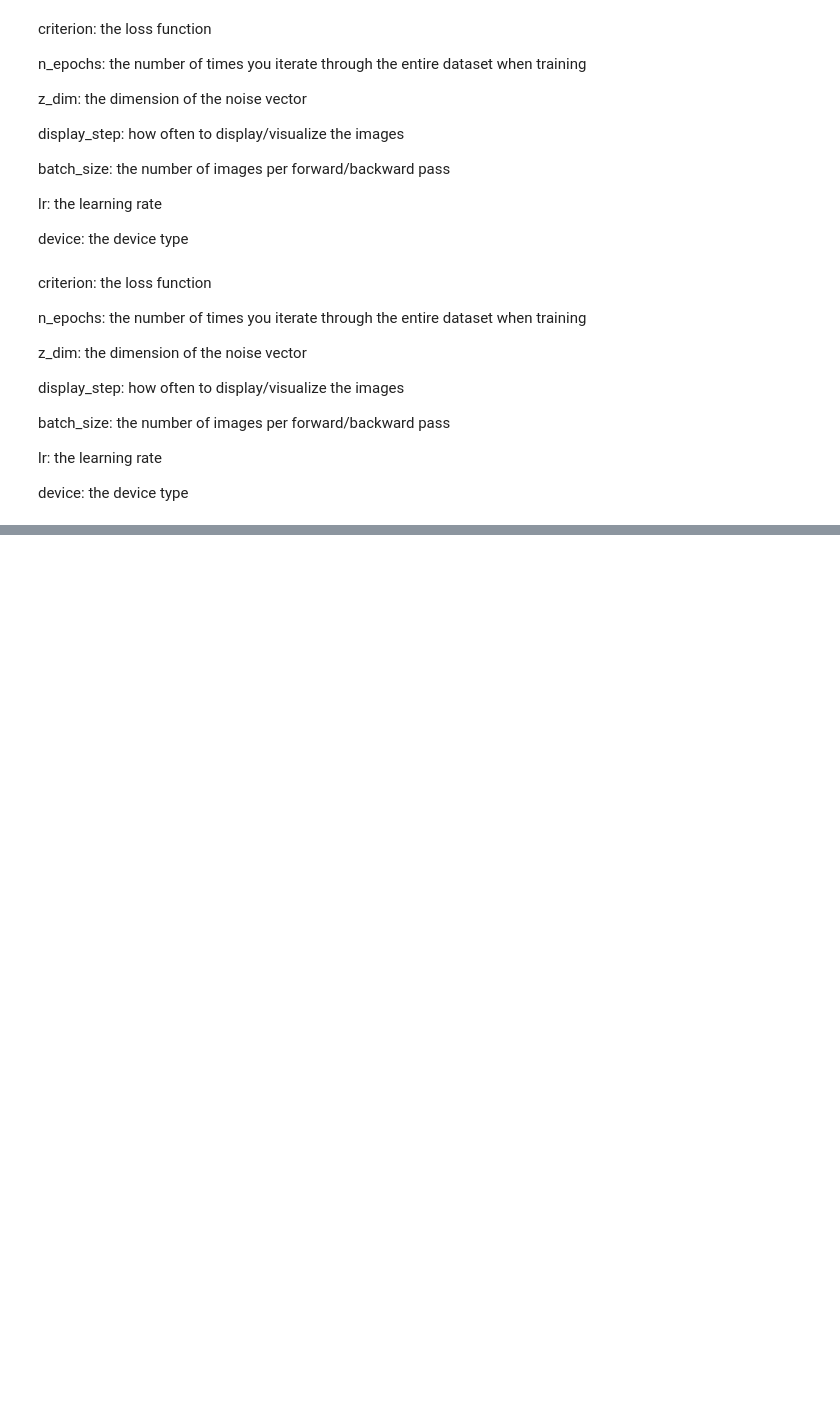
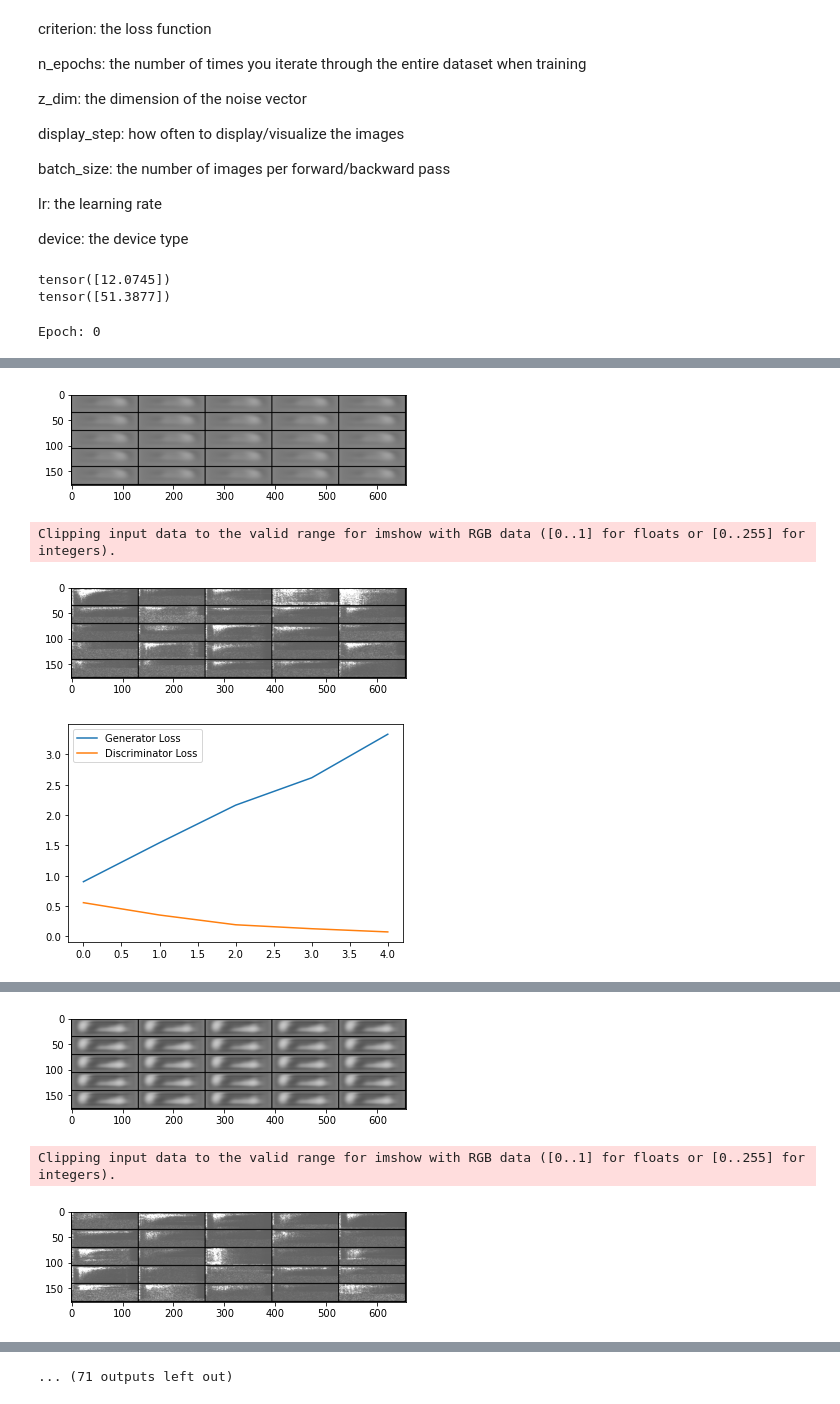
Before and after one commit to chrisnar16/RedVolcanica, a Jupyter notebook: Red.ipynb, the cells around one changed output, grey strips where cells are left out. Drawn from its saved outputs; the diff is of its cells as text; code cells hidden in the pictures; blank space fills up the shorter version.

```diff
--- a/Red.ipynb
+++ b/Red.ipynb
@@ -68,7 +74,7 @@ device = torch.device(cuda0 if torch.cuda.is_available() else cpu)
 criterion = nn.BCEWithLogitsLoss()
 n_epochs = 2
 z_dim = 64
-display_step = 50
+display_step = 100
 batch_size = 25
 lr = 0.0002
 nombre = 'master'
@@ -80,6 +86,40 @@ save_steep = 1
 epoch_temp = -1
 gen_loss_temp = torch.empty([])
 disc_loss_temp = torch.empty([])
+# %%
+dir_nam = cwd + '/basedesglosada/'
+json_nam = cwd + '/data.json'
+h5_filename = cwd + '/baseh5/data2.h5'
+
+myDataA = DataloaderVol.VolcanoDatasetH5(h5_filename)
+
+dataloaderA = DataLoader(
+    myDataA,
+    batch_size=batch_size,
+    shuffle=True)
+
+def get_mean_and_std(dataloader):
+    channels_sum, channels_squared_sum, num_batches = 0, 0, 0
+    for data, _ in dataloader:
+        # Mean over batch, height and width, but not over the channels
+        channels_sum += torch.mean(data, dim=[0,2,3])
+        channels_squared_sum += torch.mean(data**2, dim=[0,2,3])
+        num_batches += 1
+
+    mean = channels_sum / num_batches
+
+    # std = sqrt(E[X^2] - (E[X])^2)
+    std = (channels_squared_sum / num_batches - mean ** 2) ** 0.5
+
+    return mean, std
+
+mean, std = get_mean_and_std(dataloaderA)
+
+print(mean)
+print(std)
+# %% [output]
+tensor([12.0745])
+tensor([51.3877])
 # %%
 #cargar datos
 dir_nam = cwd + '/basedesglosada/'
@@ -88,7 +128,7 @@ h5_filename = cwd + '/baseh5/data2.h5'
 
 transform = transforms.Compose([
     #transforms.ToTensor(),
-    #transforms.Normalize((0.5,), (0.5,)),
+    transforms.Normalize((12.0716,), (51.3133,)),
     #torchaudio.transforms.MelScale(sample_rate=50, n_stft=129)
 ])
 
@@ -98,21 +138,6 @@ dataloader = DataLoader(
     myData,
     batch_size=batch_size,
     shuffle=True)
-# %% [markdown]
-criterion: the loss function
-
-n_epochs: the number of times you iterate through the entire
-dataset when training
-
-z_dim: the dimension of the noise vector
-
-display_step: how often to display/visualize the images
-
-batch_size: the number of images per forward/backward pass
-
-lr: the learning rate
-
-device: the device type
 # %%
 generator_input_dim, discriminator_im_chan = auxiliares.get_input_dimensions(z_dim, mnist_shape, n_classes)
 
@@ -166,7 +191,7 @@ for epoch in range(epoch_temp + 1, n_epochs):
         #        2) Generate the conditioned fake images
 
         noise_and_labels = auxiliares.combine_vectors(fake_noise, one_hot_labels)
-        fake = gen(noise_and_labels)#gen.forward(noise_and_labels) no usar
+        fake = gen(noise_and_labels.float())#gen.forward(noise_and_labels) no usar
 
         # Now you can get the predictions from the discriminator
         # Steps: 1) Create the input for the discriminator
@@ -178,8 +203,8 @@ for epoch in range(epoch_temp + 1, n_epochs):
 
         fake_image_and_labels = auxiliares.combine_vectors(fake.detach(), image_one_hot_labels)
         real_image_and_labels = auxiliares.combine_vectors(real, image_one_hot_labels)
-        disc_fake_pred = disc(fake_image_and_labels)
-        disc_real_pred = disc(real_image_and_labels)
+        disc_fake_pred = disc(fake_image_and_labels.float())
+        disc_real_pred = disc(real_image_and_labels.float())
 
         disc_fake_loss = criterion(disc_fake_pred, torch.zeros_like(disc_fake_pred))
         disc_real_loss = criterion(disc_real_pred, torch.ones_like(disc_real_pred))
@@ -232,3 +257,5 @@ for epoch in range(epoch_temp + 1, n_epochs):
     if((guardar and epoch % save_steep == 0) or epoch == n_epochs - 1):
         Checkpoint.save_weighs(gen, disc, gen_opt, disc_opt, epoch, gen_loss, disc_loss, nombre)
         print('epoch guardada')
+# %% [output]
+Epoch: 0
@@ -234,0 +264,4 @@ for epoch in range(epoch_temp + 1, n_epochs):
+[figure, added]
+Clipping input data to the valid range for imshow with RGB data ([0..1] for floats or [0..255] for integers).
+[figure, added]
+[figure, added]
@@ -234,0 +269,3 @@ for epoch in range(epoch_temp + 1, n_epochs):
+[figure, added]
+Clipping input data to the valid range for imshow with RGB data ([0..1] for floats or [0..255] for integers).
+[figure, added]
@@ -234,0 +274 @@ for epoch in range(epoch_temp + 1, n_epochs):
+... (71 outputs left out)
```
Also changed, not shown: parts of 9 cells of this notebook, 3 other files.
